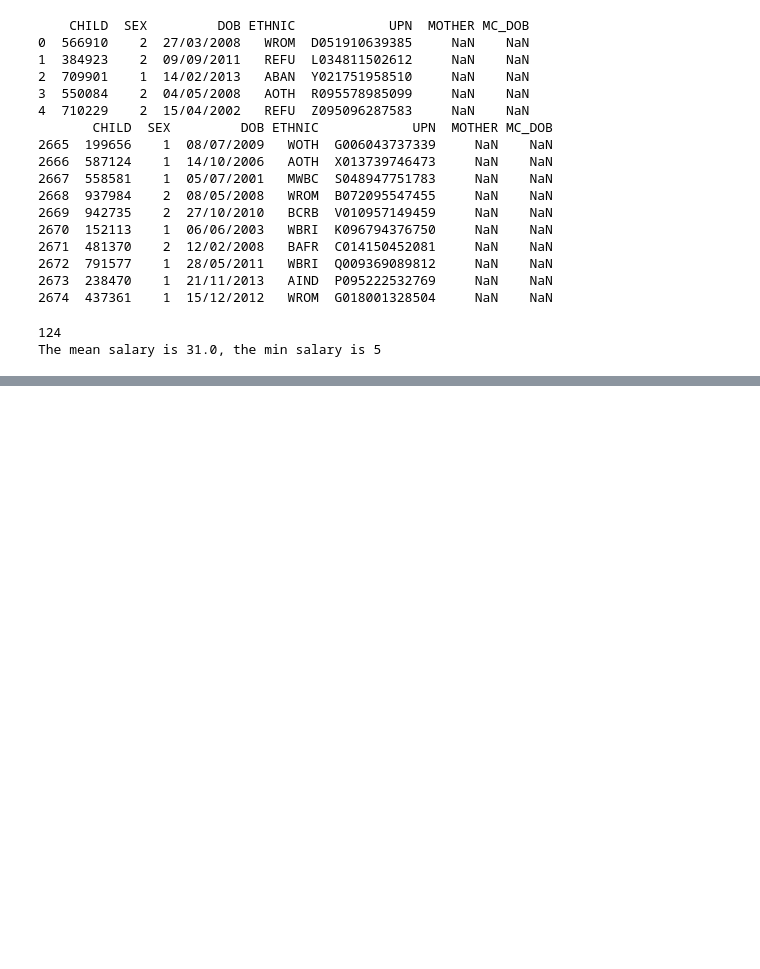
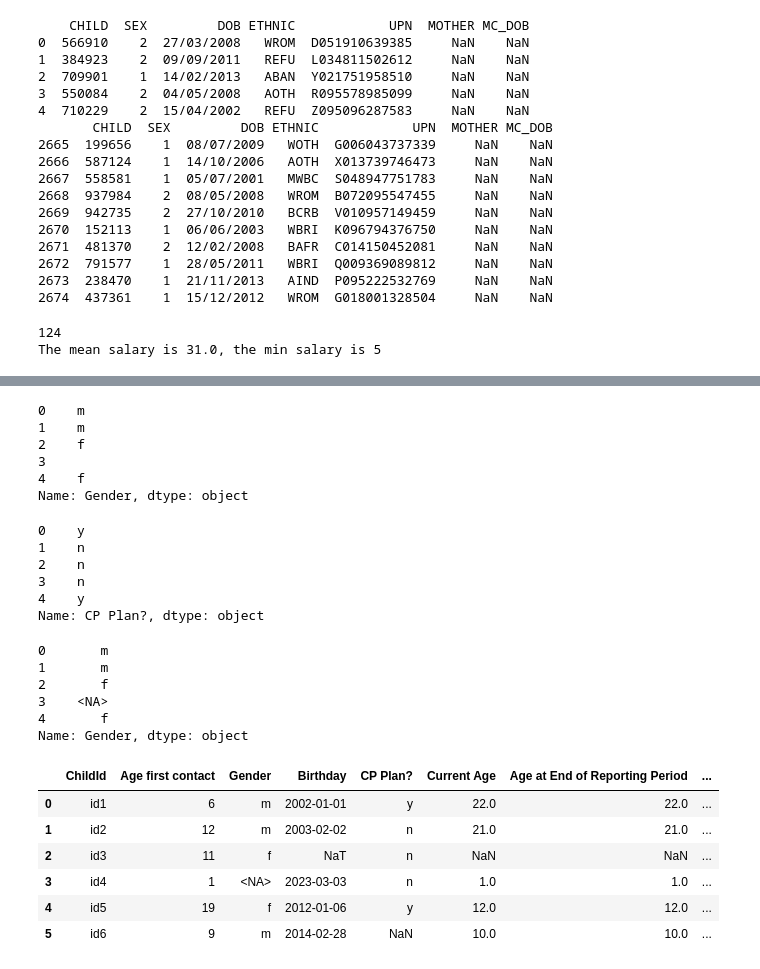
Before and after one commit to data-to-insight/ERN-sessions, a Jupyter notebook: Thursday sessions/session_1.ipynb, the cells around one changed output, grey strips where cells are left out. Cells and saved outputs as stored; diff of their text form; code cells hidden in the pictures; blank space fills up the shorter version.

```diff
--- a/Thursday sessions/session_1.ipynb
+++ b/Thursday sessions/session_1.ipynb
@@ -421,0 +508,69 @@ The mean salary is 31.0, the min salary is 5
+# %%
+df['Gender'] = df['Gender'].str.lower()
+df['Gender']
+# %% [output]
+0    m
+1    m
+2    f
+3
+4    f
+Name: Gender, dtype: object
+# %%
+cp_cleaner = lambda row: 'y' if 'y' in row else 'n' if 'n' in row else pd.NA
+df['CP Plan?'] = df['CP Plan?'].str.lower().apply(cp_cleaner)
+df['CP Plan?']
+
+# cp_dict = {'Y':'y',
+#            'N':'n',
+#            'n':'n',
+#            'No':'n',
+#            'yES':'y'}
+
+# df['CP Plan?'] = df['CP Plan?'].map(cp_dict)
+
+# df['CP Plan?']
+# %% [output]
+0    y
+1    n
+2    n
+3    n
+4    y
+Name: CP Plan?, dtype: object
+# %%
+df['Gender'] = df['Gender'].fillna(pd.NA)
+df['Gender']
+
+df['Gender'] = df['Gender'].replace(r'^\s*$', pd.NA, regex=True)
+df['Gender']
+# %% [output]
+0       m
+1       m
+2       f
+3    <NA>
+4       f
+Name: Gender, dtype: object
+# %%
+new_child = {
+    'ChildId':['id6'],
+    'Current Age': [10],
+    'Age first contact':[9],
+    'Gender':['m'],
+    'Birthday':[pd.to_datetime('28/02/2014', dayfirst=True)],
+    'Age at End of Reporting Period':[10],
+    'NHS Number':['78132']
+}
+
+new_child_df = pd.DataFrame(new_child)
+
+df = pd.concat([df, new_child_df], ignore_index=True)
+
+df.drop_duplicates(subset='ChildId', keep='last', inplace=True)
+df
+# %% [output]
+|  | ChildId | Age first contact | Gender | Birthday | CP Plan? | Current Age | Age at End of Reporting Period | ... |
+| 0 | id1 | 6 | m | 2002-01-01 | y | 22.0 | 22.0 | ... |
+| 1 | id2 | 12 | m | 2003-02-02 | n | 21.0 | 21.0 | ... |
+| 2 | id3 | 11 | f | NaT | n | NaN | NaN | ... |
+| 3 | id4 | 1 | <NA> | 2023-03-03 | n | 1.0 | 1.0 | ... |
+| 4 | id5 | 19 | f | 2012-01-06 | y | 12.0 | 12.0 | ... |
+| 5 | id6 | 9 | m | 2014-02-28 | NaN | 10.0 | 10.0 | ... |
```
Also changed, not shown: parts of 10 cells of this notebook, 1 other file.
